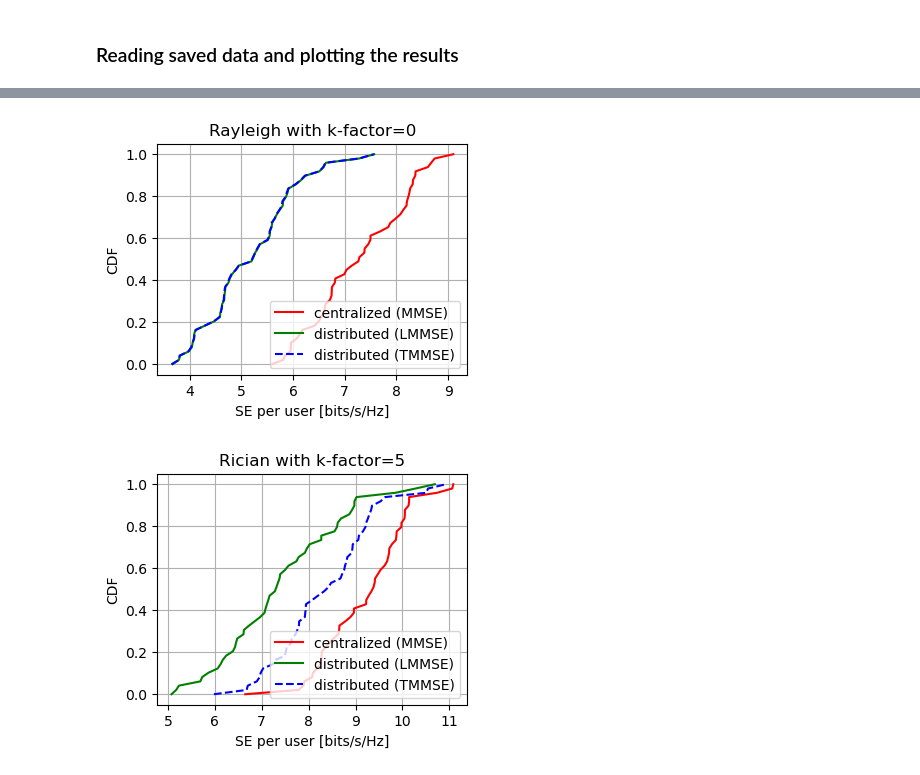
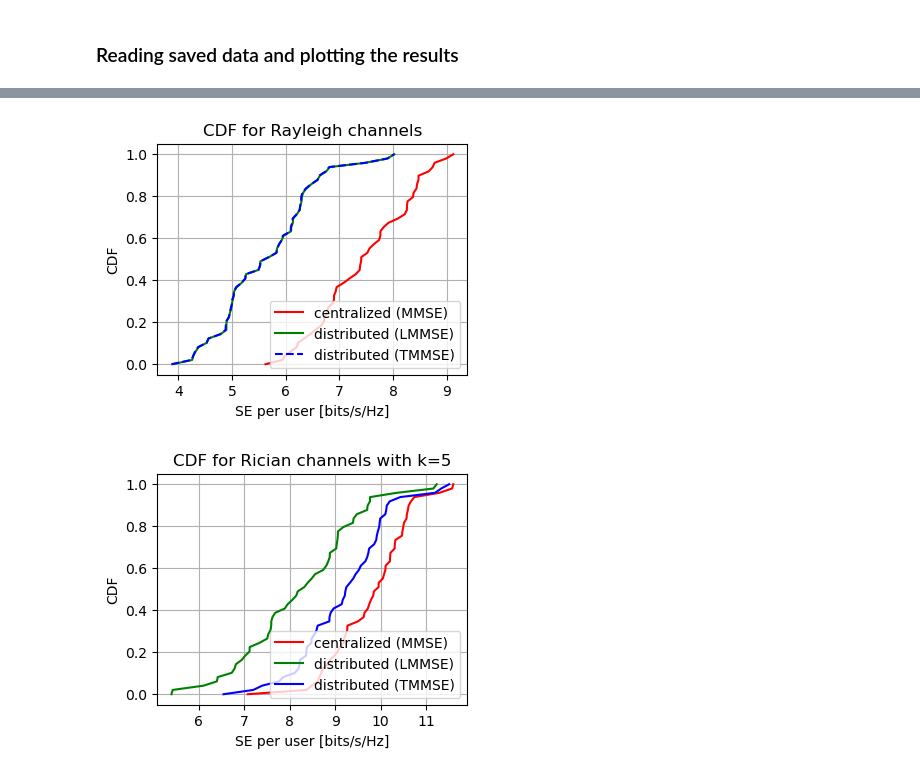
Before and after one commit to Noor187/cellfree_los, a Jupyter notebook: results.ipynb, the cells around one changed output, grey strips where cells are left out. Drawn from its saved outputs; the diff is of its cells as text; code cells hidden in the pictures.

Commit message:
included description about graphs

```diff
--- a/results.ipynb
+++ b/results.ipynb
@@ -11,7 +42,7 @@ network_params = {"realizations": 200  # small scale realizations  (Critical : s
                     , "area": 500  # lxl Service Area
                     , "bandwidth": 100e6
                     , "L": 20  # APs
-                    , "N": 3  # antennas per AP
+                    , "N": 4  # antennas per AP
                     , "K": 5  # UEs
                     , "tau_c": 200 # total samples in coherence block
                     , "tau_p": 4  # samples for pilots
@@ -40,8 +54,3 @@ network_params = {"realizations": 200  # small scale realizations  (Critical : s
-# %%
-setups=10
-batch=200
-v=-1
-kappa_list = [0,5]
 # %%
 results_path=os.getcwd()+"/Results/"
 if not os.path.exists(results_path):
@@ -80,7 +89,7 @@ for i in range(0,setups):
         K=network_params["K"]
 
         ## For Cellfree with DCC
-        # re-assigning uplink transmit power to each UE in cell-free network after pilots are received, using eq 44
+        # re-assigning uplink transmit power to each UE in cell-free network after pilots are received, using eq 13
         sum_B_il = np.zeros(K)
         for k in range(0, K):
             servingAP = np.asarray(np.where(D_DCC[:, k] == 1)).reshape(-1)
@@ -88,23 +97,23 @@ for i in range(0,setups):
         p_k = p_max * sum_B_il ** v / np.max(sum_B_il ** v)  # Kx1 vector power for all UEs
 
         #Calculating and saving SE using centralized MMSE beamforming
-        SE = funcs.compute_SE_MMSE(network_params, p_k, D_DCC, H_hat, H, batch)
+        SE = funcs.compute_SE_MMSE(network_params, p_k, D_DCC, H_hat, H, batch,'both')
         with open(results_path + 'SE_MMSE_DCC_' + str(i) + '_' + str(d) + '.npy',
                   'wb') as f:
             np.save(f, SE)
 
         #Calculating and saving SE using distributed Local-MMSE beamforming
-        SE = funcs.compute_SE_LMMSE(network_params, p_k, D_DCC, H_hat, H, batch)
+        SE = funcs.compute_SE_LMMSE(network_params, p_k, D_DCC, H_hat, H, batch,'both')
         with open(results_path + 'SE_LMMSE_DCC_' + str(i) + '_' + str(d) + '.npy',
                   'wb') as f:
             np.save(f, SE)
 
         #Calculating and saving SE using distributed Team-MMSE beamforming
-        SE = funcs.compute_SE_TMMSE(network_params, p_k, D_DCC, H_hat, H, batch)
+        SE = funcs.compute_SE_TMMSE(network_params, p_k, D_DCC, H_hat, H, batch,'both')
         with open(results_path + 'SE_TMMSE_DCC_' + str(i) + '_' + str(d) + '.npy', 'wb') as f:
             np.save(f, SE)
 # %% [markdown]
 ### Reading saved data and plotting the results
 # %%
 kappa = np.array(kappa_list).astype(str)
-mmse_k_dcc_mm, lmmse_k_dcc_mm, tmmse_k_dcc_mm = funcs.read_SEs_dist_(results_path, K, kappa, setups,"DCC")
+mmse_k_dcc_mm, lmmse_k_dcc_mm, tmmse_k_dcc_mm = funcs.read_SEs_dist_(results_path, K, kappa, setups,"DCC","both")
@@ -111,31 +136,29 @@ mmse_k_dcc_mm, lmmse_k_dcc_mm, tmmse_k_dcc_mm = funcs.read_SEs_dist_(results_pat
 # %%
-y=np.linspace(0,1,len(mmse_k_dcc_mm[0,:,:].flatten()))
+y=np.linspace(0,1,len(mmse_k_dcc_mm[0,:,1,:].flatten()))
 plt.figure(figsize=(4, 3))
-plt.plot(np.sort(mmse_k_dcc_mm[0,:,:].flatten()),y, color="red", label="centralized (MMSE)")
-plt.plot(np.sort(lmmse_k_dcc_mm[0,:,:].flatten()),y, color="green", label="distributed (LMMSE)")
-plt.plot(np.sort(tmmse_k_dcc_mm[0,:,:].flatten()),y,'--', color="blue", label="distributed (TMMSE)")
-
+plt.plot(np.sort(mmse_k_dcc_mm[0,:,1,:].flatten()),y, color="red", label="centralized (MMSE)")
+plt.plot(np.sort(lmmse_k_dcc_mm[0,:,1,:].flatten()),y, color="green", label="distributed (LMMSE)")
+plt.plot(np.sort(tmmse_k_dcc_mm[0,:,1,:].flatten()),y,'--', color="blue", label="distributed (TMMSE)")
 plt.ylabel('CDF')
 plt.xlabel('SE per user [bits/s/Hz]')
 plt.grid()
-# plt.xlim(0,10)
 plt.legend(loc=4, prop={'size': 10})
-plt.title("Rayleigh with k-factor=0")
-plt.savefig(bbox_inches='tight',fname=results_path+'fig_k0.png')
+plt.title("CDF for Rayleigh channels")
+plt.show()
 # %% [output]
-[figure, old version]
+[figure, new version]
 # %%
-y=np.linspace(0,1,len(mmse_k_dcc_mm[0,:,:].flatten()))
+y=np.linspace(0,1,len(mmse_k_dcc_mm[0,:,1,:].flatten()))
 plt.figure(figsize=(4, 3))
-plt.plot(np.sort(mmse_k_dcc_mm[1,:,:].flatten()),y, color="red", label="centralized (MMSE)")
-plt.plot(np.sort(lmmse_k_dcc_mm[1,:,:].flatten()),y, color="green", label="distributed (LMMSE)")
-plt.plot(np.sort(tmmse_k_dcc_mm[1,:,:].flatten()),y,'--', color="blue", label="distributed (TMMSE)")
+plt.plot(np.sort(mmse_k_dcc_mm[1,:,1,:].flatten()),y, color="red", label="centralized (MMSE)")
+plt.plot(np.sort(lmmse_k_dcc_mm[1,:,1,:].flatten()),y, color="green", label="distributed (LMMSE)")
+plt.plot(np.sort(tmmse_k_dcc_mm[1,:,1,:].flatten()),y, color="blue", label="distributed (TMMSE)")
+
 plt.ylabel('CDF')
 plt.xlabel('SE per user [bits/s/Hz]')
 plt.grid()
-# plt.xlim(0,10)
 plt.legend(loc=4, prop={'size': 10})
-plt.title("Rician with k-factor=5")
-plt.savefig(bbox_inches='tight',fname=results_path+'fig_k5.png')
+plt.title("CDF for Rician channels with k=5")
+plt.show()
 # %% [output]
-[figure, old version]
+[figure, new version]
```
Also changed, not shown: parts of 6 cells of this notebook.
